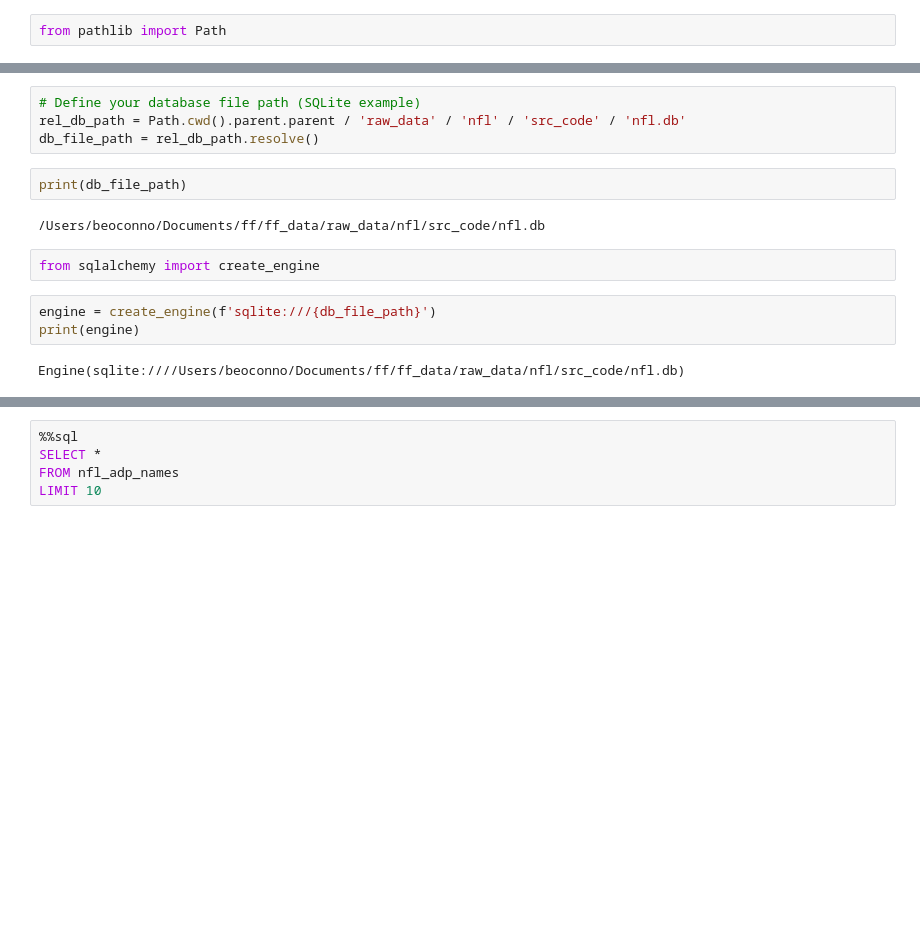
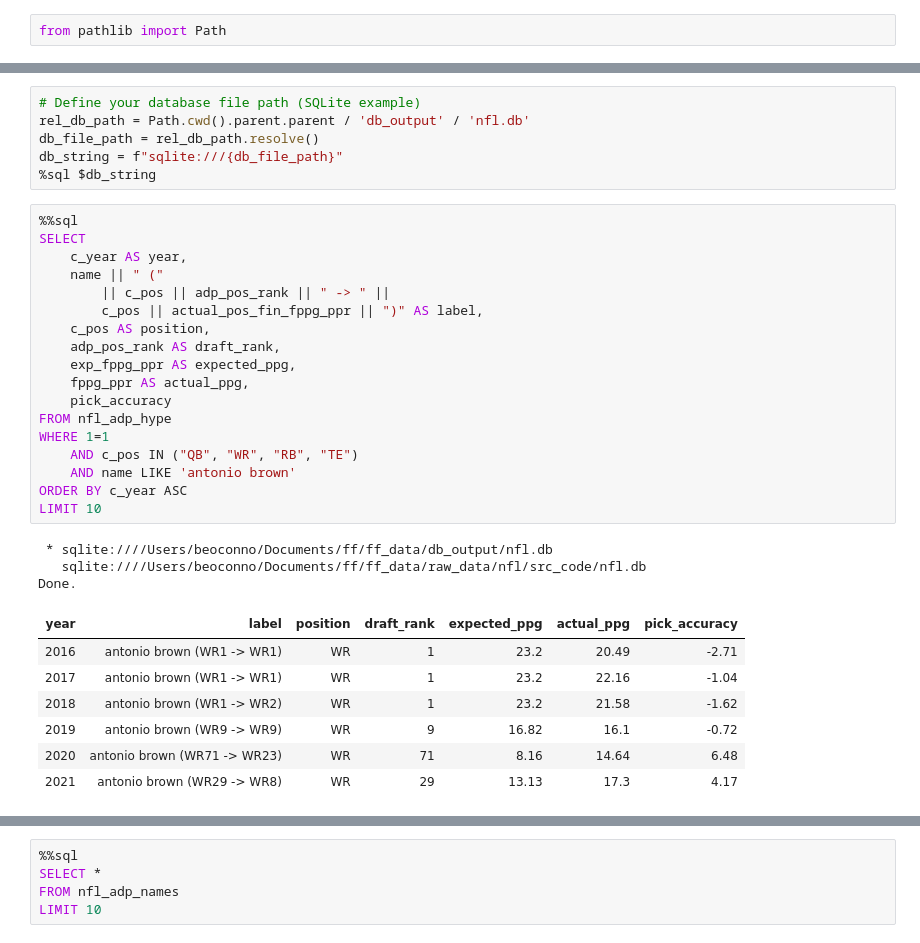
Before and after one commit to uobeno/ff_data, a Jupyter notebook: notebooks/nfl/IntroNotebook.ipynb, the cells around one changed output, grey strips where cells are left out. Cells and saved outputs as stored; diff of their text form; blank space fills up the shorter version.

Commit message:
intro to expected vs actual points

```diff
--- a/notebooks/nfl/IntroNotebook.ipynb
+++ b/notebooks/nfl/IntroNotebook.ipynb
@@ -12,15 +17,35 @@ from pathlib import Path
 # %%
 # Define your database file path (SQLite example)
-rel_db_path = Path.cwd().parent.parent / 'raw_data' / 'nfl' / 'src_code' / 'nfl.db'
+rel_db_path = Path.cwd().parent.parent / 'db_output' / 'nfl.db'
 db_file_path = rel_db_path.resolve()
+db_string = f"sqlite:///{db_file_path}"
+%sql $db_string
 # %%
-print(db_file_path)
+%%sql
+SELECT
+    c_year AS year,
+    name || " ("
+        || c_pos || adp_pos_rank || " -> " ||
+        c_pos || actual_pos_fin_fppg_ppr || ")" AS label,
+    c_pos AS position,
+    adp_pos_rank AS draft_rank,
+    exp_fppg_ppr AS expected_ppg,
+    fppg_ppr AS actual_ppg,
+    pick_accuracy
+FROM nfl_adp_hype
+WHERE 1=1
+    AND c_pos IN ("QB", "WR", "RB", "TE")
+    AND name LIKE 'antonio brown'
+ORDER BY c_year ASC
+LIMIT 10
 # %% [output]
-/Users/beoconno/Documents/ff/ff_data/raw_data/nfl/src_code/nfl.db
+ * sqlite:////Users/beoconno/Documents/ff/ff_data/db_output/nfl.db
+   sqlite:////Users/beoconno/Documents/ff/ff_data/raw_data/nfl/src_code/nfl.db
+Done.
+| year | label | position | draft_rank | expected_ppg | actual_ppg | pick_accuracy |
+| 2016 | antonio brown (WR1 -> WR1) | WR | 1 | 23.2 | 20.49 | -2.71 |
+| 2017 | antonio brown (WR1 -> WR1) | WR | 1 | 23.2 | 22.16 | -1.04 |
+| 2018 | antonio brown (WR1 -> WR2) | WR | 1 | 23.2 | 21.58 | -1.62 |
+| 2019 | antonio brown (WR9 -> WR9) | WR | 9 | 16.82 | 16.1 | -0.72 |
+| 2020 | antonio brown (WR71 -> WR23) | WR | 71 | 8.16 | 14.64 | 6.48 |
+| 2021 | antonio brown (WR29 -> WR8) | WR | 29 | 13.13 | 17.3 | 4.17 |
-# %%
-from sqlalchemy import create_engine
-# %%
-engine = create_engine(f'sqlite:///{db_file_path}')
-print(engine)
-# %% [output]
-Engine(sqlite:////Users/beoconno/Documents/ff/ff_data/raw_data/nfl/src_code/nfl.db)
```
Also changed, not shown: parts of 3 cells of this notebook, 18 other files.
